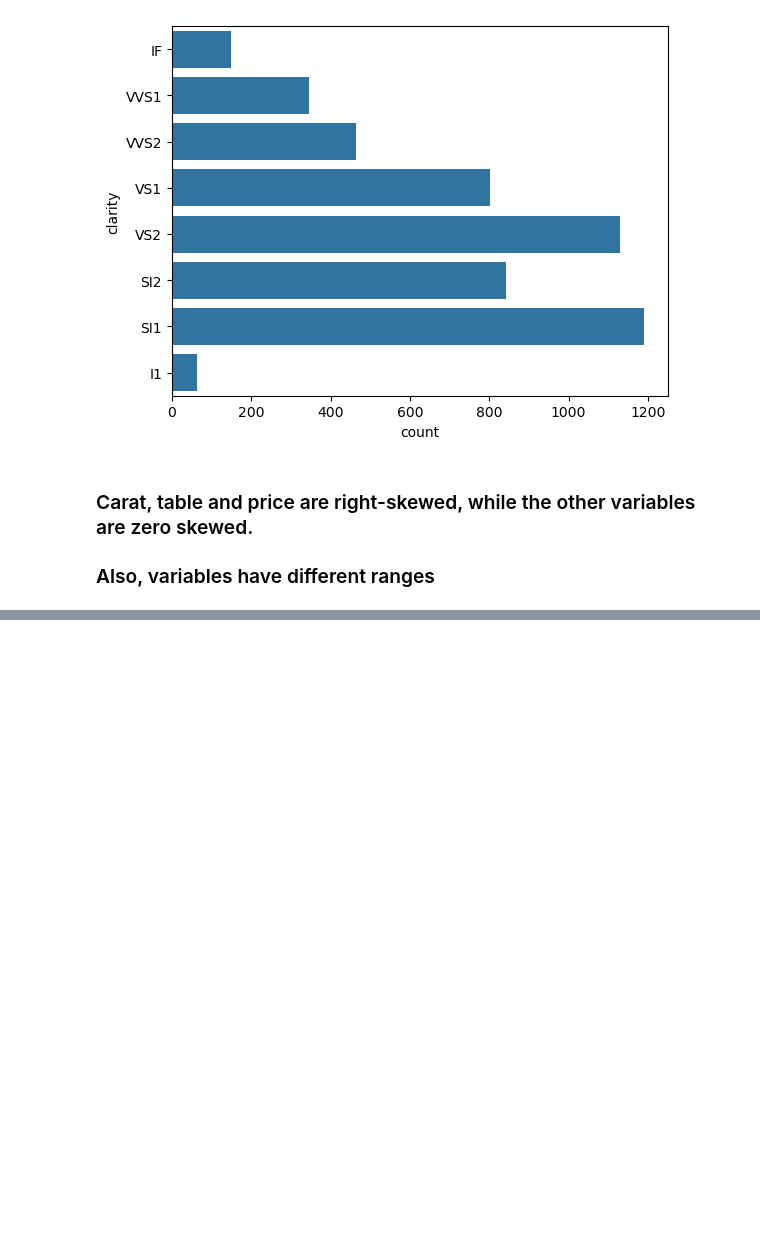
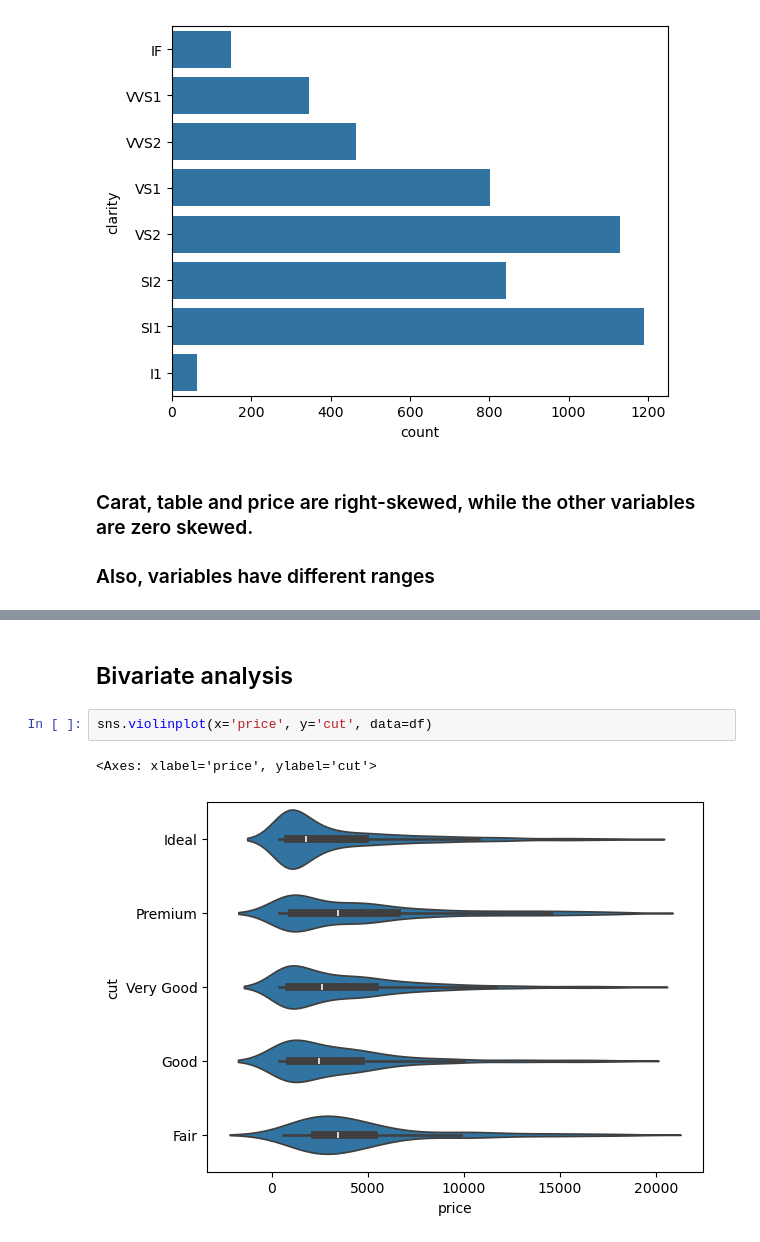
Before and after one commit to matiasmilla/xtream-ai-assignment-engineer, a Jupyter notebook: diamond_price_prediction.ipynb, the cells around one changed output, grey strips where cells are left out. Saved outputs shown, nothing was run; the diff lists cells and outputs as text; blank space fills up the shorter version.

Commit message:
Starting bivariate analysis and feature engineering

```diff
--- a/diamond_price_prediction.ipynb
+++ b/diamond_price_prediction.ipynb
@@ -130,3 +136,10 @@ x        -0.748260
 y        -0.767157
 z        -0.710927
 dtype: float64
+# %% [markdown]
+## Bivariate analysis
+# %%
+sns.violinplot(x='price', y='cut', data=df)
+# %% [output]
+<Axes: xlabel='price', ylabel='cut'>
+[figure, added]
```
Also changed, not shown: parts of 16 cells of this notebook.
